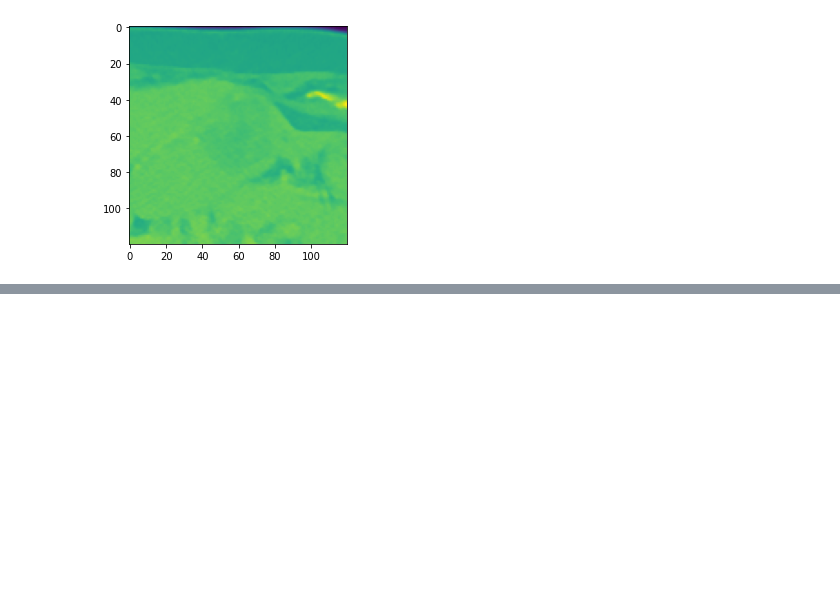
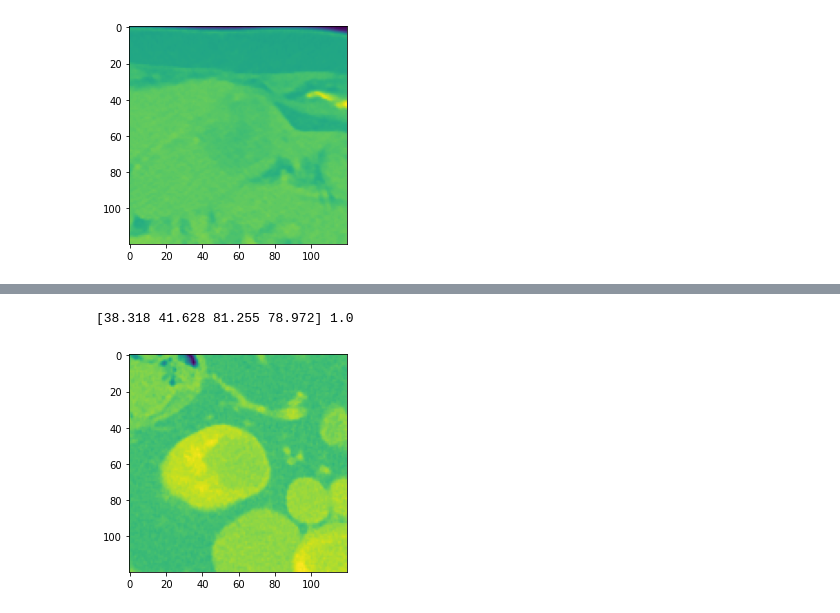
Before and after one commit to haehn/dicompute, a Jupyter notebook: DeepLesion2.ipynb, the cells around one changed output, grey strips where cells are left out. Drawn from its saved outputs; the diff is of its cells as text; code cells hidden in the pictures; blank space fills up the shorter version.

```diff
--- a/DeepLesion2.ipynb
+++ b/DeepLesion2.ipynb
@@ -64,0 +69,5 @@ D.DeepLesion.showType(4)
+# %%
+D.DeepLesion.showType(6)
+# %% [output]
+[38.318 41.628 81.255 78.972] 1.0
+[figure, added]
```
Also changed, not shown: parts of 12 cells of this notebook, 2 other files.
